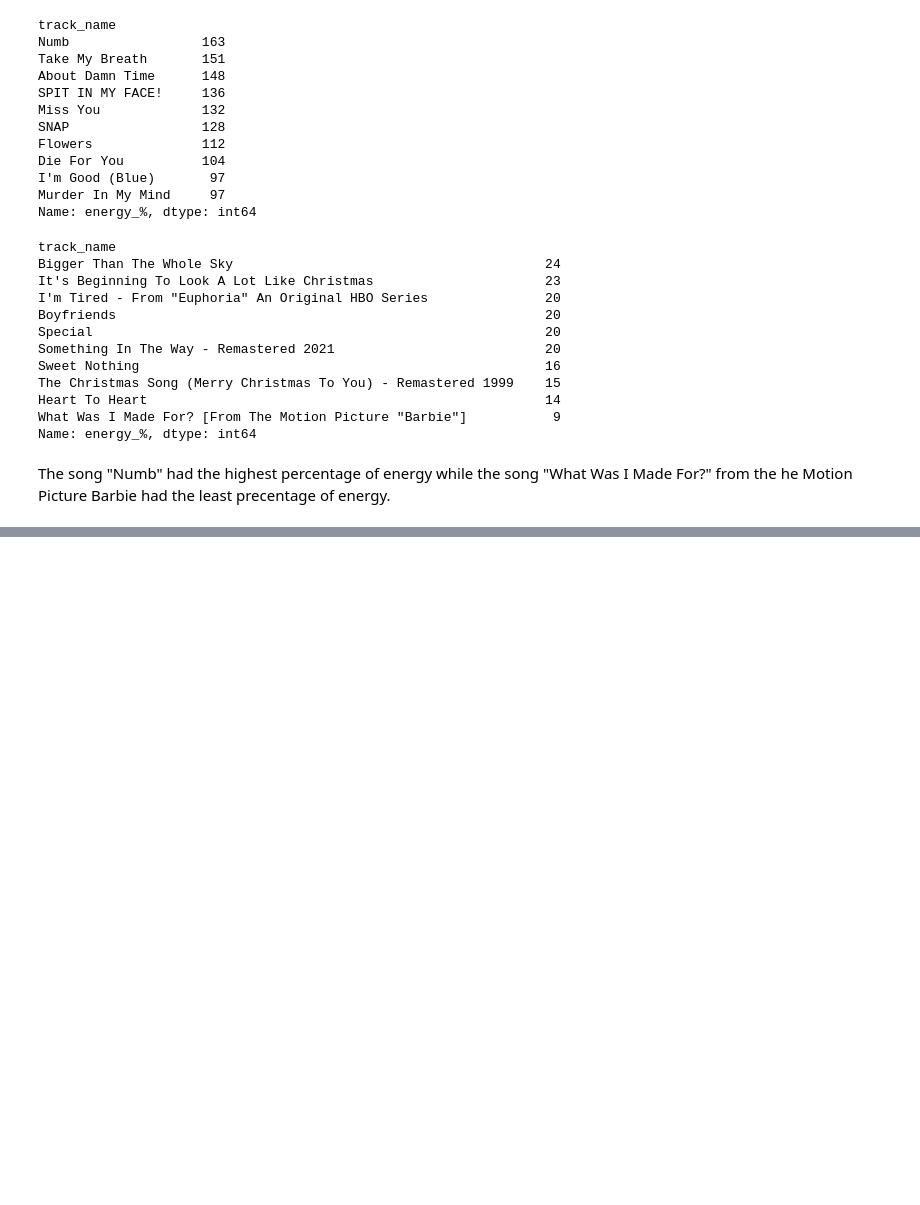
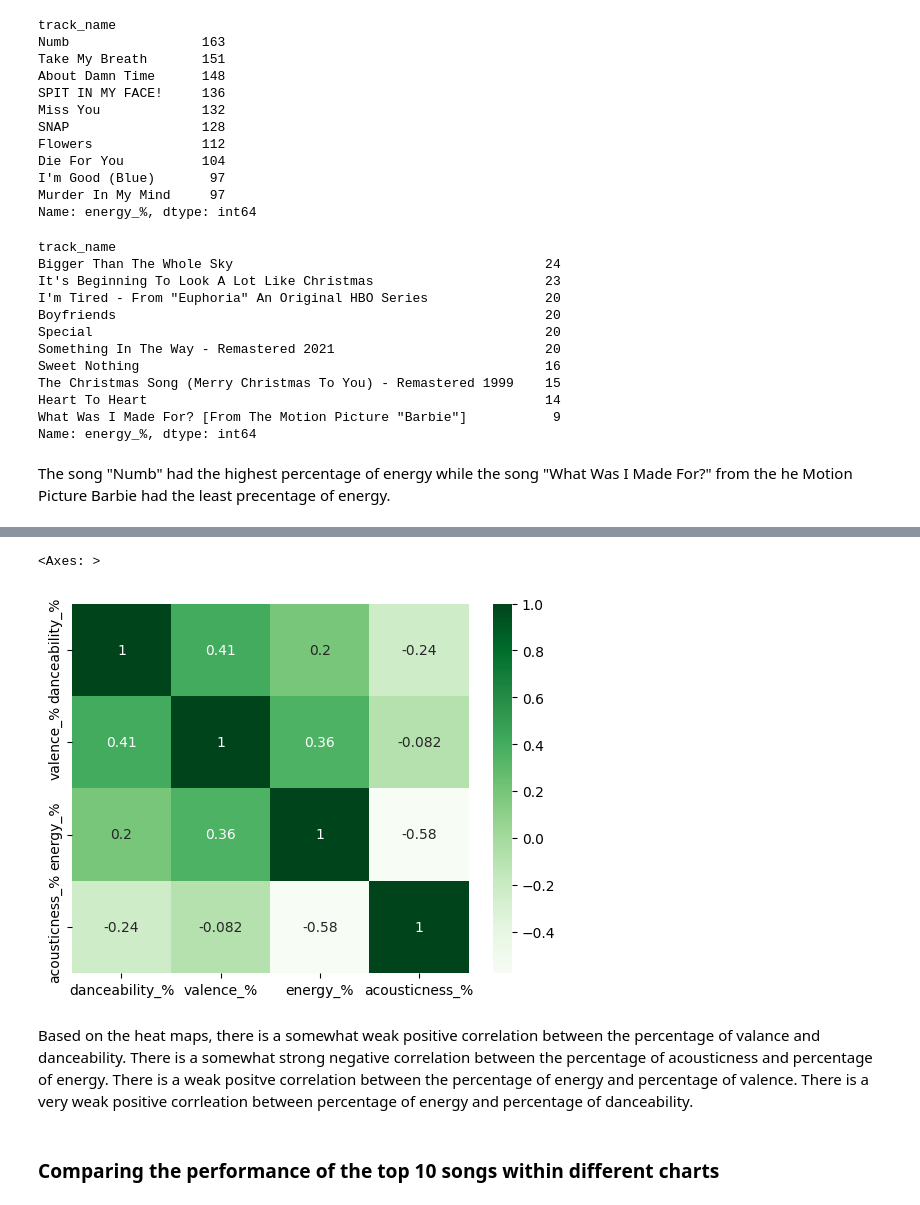
Before and after one commit to Graviton12/TP1_SZM_JBG, a Jupyter notebook: TP1_SZM_JBG.ipynb, the cells around one changed output, grey strips where cells are left out. Cells and saved outputs as stored; diff of their text form; code cells hidden in the pictures; blank space fills up the shorter version.

```diff
--- a/TP1_SZM_JBG.ipynb
+++ b/TP1_SZM_JBG.ipynb
@@ -325,0 +339,11 @@ The song "Numb" had the highest percentage of energy while the song "What Was I
+# %%
+heat_map2=df[['danceability_%', 'valence_%', 'energy_%', 'acousticness_%']].corr()
+cols=['danceability_%', 'valence_%', 'energy_%', 'acousticness_%']
+sns.heatmap(heat_map2, xticklabels=cols, yticklabels=cols, annot=True, cmap="Greens")
+# %% [output]
+<Axes: >
+[figure, added]
+# %% [markdown]
+Based on the heat maps, there is a somewhat weak positive correlation between the percentage of valance and danceability. There is a somewhat strong negative correlation between the percentage of acousticness and percentage of energy. There is a weak positve correlation between the percentage of energy and percentage of valence. There is a very weak positive corrleation between percentage of energy and percentage of danceability.
+# %% [markdown]
+### Comparing the performance of the top 10 songs within different charts
```
Also changed, not shown: parts of 11 cells of this notebook.
